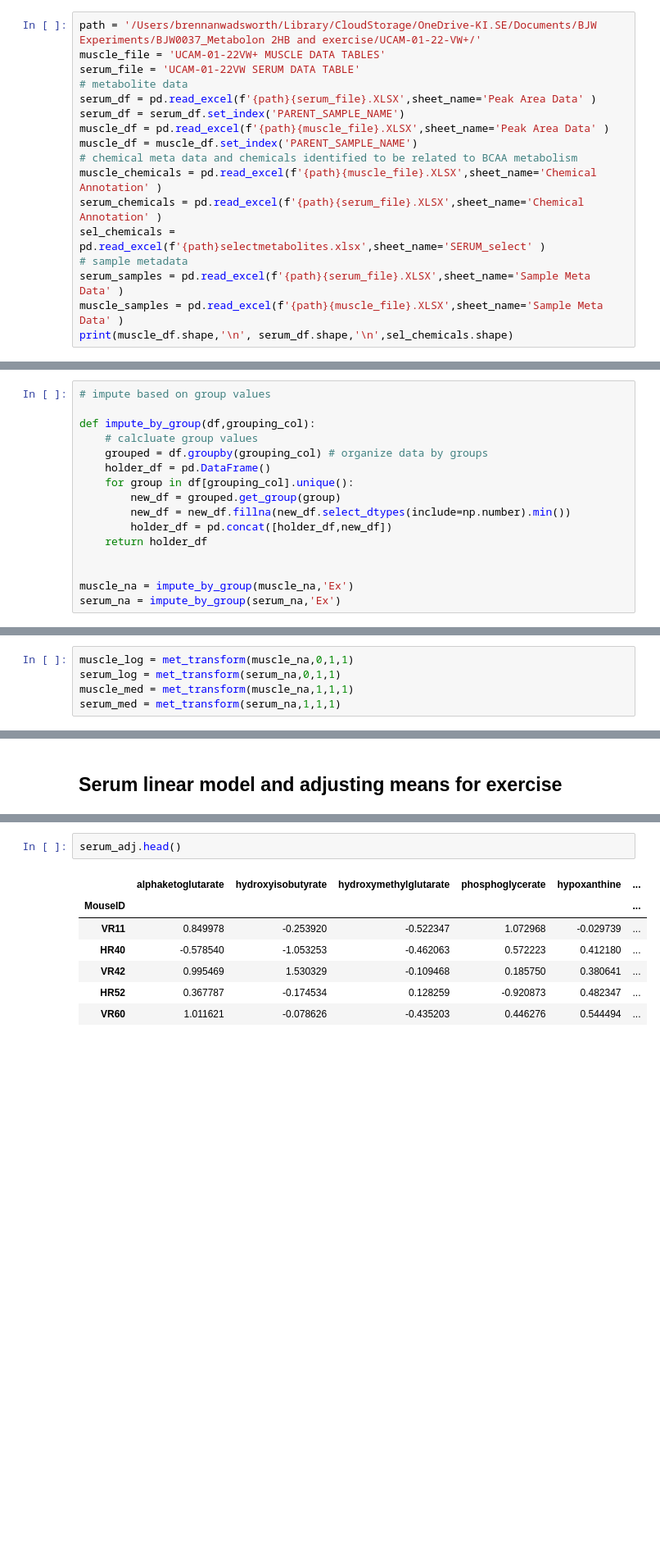
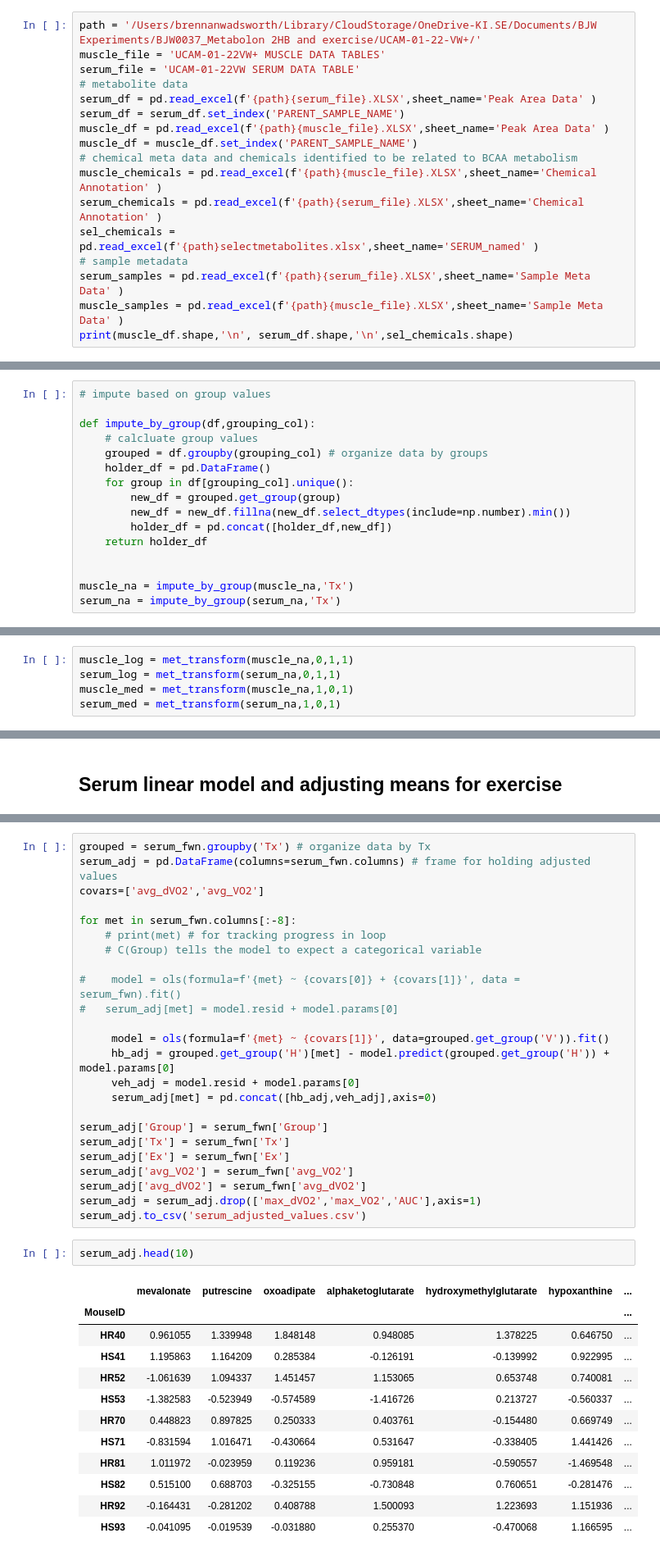
Before and after one commit to bjwadswo/JohnsonLab_Wadsworth-et-al_2HB-Metabolomics, a Jupyter notebook: Met_Analysis.ipynb, the cells around one changed output, grey strips where cells are left out. Shown: that part at 82% size. Drawn from its saved outputs; the diff is of its cells as text; blank space fills up the shorter version.

```diff
--- a/Met_Analysis.ipynb
+++ b/Met_Analysis.ipynb
@@ -30,7 +30,7 @@ muscle_df = muscle_df.set_index('PARENT_SAMPLE_NAME')
 # chemical meta data and chemicals identified to be related to BCAA metabolism
 muscle_chemicals = pd.read_excel(f'{path}{muscle_file}.XLSX',sheet_name='Chemical Annotation' )
 serum_chemicals = pd.read_excel(f'{path}{serum_file}.XLSX',sheet_name='Chemical Annotation' )
-sel_chemicals = pd.read_excel(f'{path}selectmetabolites.xlsx',sheet_name='SERUM_select' )
+sel_chemicals = pd.read_excel(f'{path}selectmetabolites.xlsx',sheet_name='SERUM_named' )
 # sample metadata
 serum_samples = pd.read_excel(f'{path}{serum_file}.XLSX',sheet_name='Sample Meta Data' )
 muscle_samples = pd.read_excel(f'{path}{muscle_file}.XLSX',sheet_name='Sample Meta Data' )
@@ -127,8 +148,8 @@ def impute_by_group(df,grouping_col):
     return holder_df
 
 
-muscle_na = impute_by_group(muscle_na,'Ex')
-serum_na = impute_by_group(serum_na,'Ex')
+muscle_na = impute_by_group(muscle_na,'Tx')
+serum_na = impute_by_group(serum_na,'Tx')
 # %%
 # impute na with col minimum, create a log-transform df to see if this helps with the probably skewed data
 def met_transform(df, scale_by, to_log, standard):
@@ -158,8 +179,8 @@ def met_transform(df, scale_by, to_log, standard):
 # %%
 muscle_log = met_transform(muscle_na,0,1,1)
 serum_log = met_transform(serum_na,0,1,1)
-muscle_med = met_transform(muscle_na,1,1,1)
-serum_med = met_transform(serum_na,1,1,1)
+muscle_med = met_transform(muscle_na,1,0,1)
+serum_med = met_transform(serum_na,1,0,1)
 # %% [markdown]
 *** Log transformation only improved normality to 67% of columns instead of 59% in the non-transformed data
 *** So, we could consider conducting feature-wise normalization of the metabolites, so that we only log transform the columns that benefit from doing so, and then we scale everything to a mean of 0 and SD of 1,
@@ -335,10 +321,39 @@ serum_adj.to_csv('serum_adjusted_values.csv')
+# %%
+grouped = serum_fwn.groupby('Tx') # organize data by Tx
+serum_adj = pd.DataFrame(columns=serum_fwn.columns) # frame for holding adjusted values
+covars=['avg_dVO2','avg_VO2']
+
+for met in serum_fwn.columns[:-8]:
+    # print(met) # for tracking progress in loop
+    # C(Group) tells the model to expect a categorical variable
+
+#    model = ols(formula=f'{met} ~ {covars[0]} + {covars[1]}', data = serum_fwn).fit()
+#   serum_adj[met] = model.resid + model.params[0]
+
+     model = ols(formula=f'{met} ~ {covars[1]}', data=grouped.get_group('V')).fit()
+     hb_adj = grouped.get_group('H')[met] - model.predict(grouped.get_group('H')) + model.params[0]
+     veh_adj = model.resid + model.params[0]
+     serum_adj[met] = pd.concat([hb_adj,veh_adj],axis=0)
+
+serum_adj['Group'] = serum_fwn['Group']
+serum_adj['Tx'] = serum_fwn['Tx']
+serum_adj['Ex'] = serum_fwn['Ex']
+serum_adj['avg_VO2'] = serum_fwn['avg_VO2']
+serum_adj['avg_dVO2'] = serum_fwn['avg_dVO2']
+serum_adj = serum_adj.drop(['max_dVO2','max_VO2','AUC'],axis=1)
+serum_adj.to_csv('serum_adjusted_values.csv')
 # %%
-serum_adj.head()
+serum_adj.head(10)
 # %% [output]
-|  | alphaketoglutarate | hydroxyisobutyrate | hydroxymethylglutarate | phosphoglycerate | hypoxanthine | ... |
-| MouseID |  |  |  |  |  | ... |
-| VR11 | 0.849978 | -0.253920 | -0.522347 | 1.072968 | -0.029739 | ... |
-| HR40 | -0.578540 | -1.053253 | -0.462063 | 0.572223 | 0.412180 | ... |
-| VR42 | 0.995469 | 1.530329 | -0.109468 | 0.185750 | 0.380641 | ... |
-| HR52 | 0.367787 | -0.174534 | 0.128259 | -0.920873 | 0.482347 | ... |
-| VR60 | 1.011621 | -0.078626 | -0.435203 | 0.446276 | 0.544494 | ... |
+|  | mevalonate | putrescine | oxoadipate | alphaketoglutarate | hydroxymethylglutarate | hypoxanthine | ... |
+| MouseID |  |  |  |  |  |  | ... |
+| HR40 | 0.961055 | 1.339948 | 1.848148 | 0.948085 | 1.378225 | 0.646750 | ... |
+| HS41 | 1.195863 | 1.164209 | 0.285384 | -0.126191 | -0.139992 | 0.922995 | ... |
+| HR52 | -1.061639 | 1.094337 | 1.451457 | 1.153065 | 0.653748 | 0.740081 | ... |
+| HS53 | -1.382583 | -0.523949 | -0.574589 | -1.416726 | 0.213727 | -0.560337 | ... |
+| HR70 | 0.448823 | 0.897825 | 0.250333 | 0.403761 | -0.154480 | 0.669749 | ... |
+| HS71 | -0.831594 | 1.016471 | -0.430664 | 0.531647 | -0.338405 | 1.441426 | ... |
+| HR81 | 1.011972 | -0.023959 | 0.119236 | 0.959181 | -0.590557 | -1.469548 | ... |
+| HS82 | 0.515100 | 0.688703 | -0.325155 | -0.730848 | 0.760651 | -0.281476 | ... |
+| HR92 | -0.164431 | -0.281202 | 0.408788 | 1.500093 | 1.223693 | 1.151936 | ... |
+| HS93 | -0.041095 | -0.019539 | -0.031880 | 0.255370 | -0.470068 | 1.166595 | ... |
```
Also changed, not shown: parts of 27 cells of this notebook, 9 other files.
